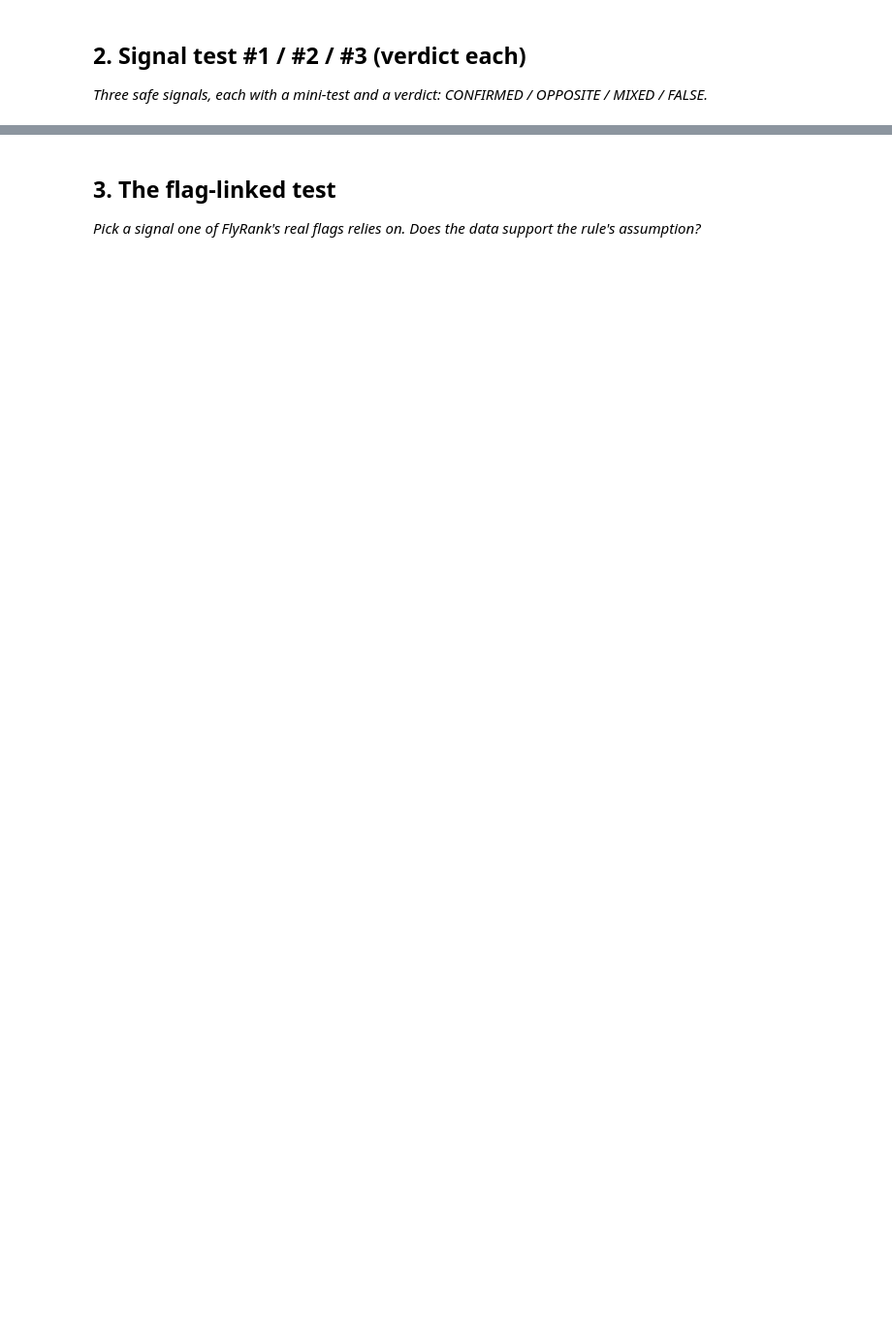
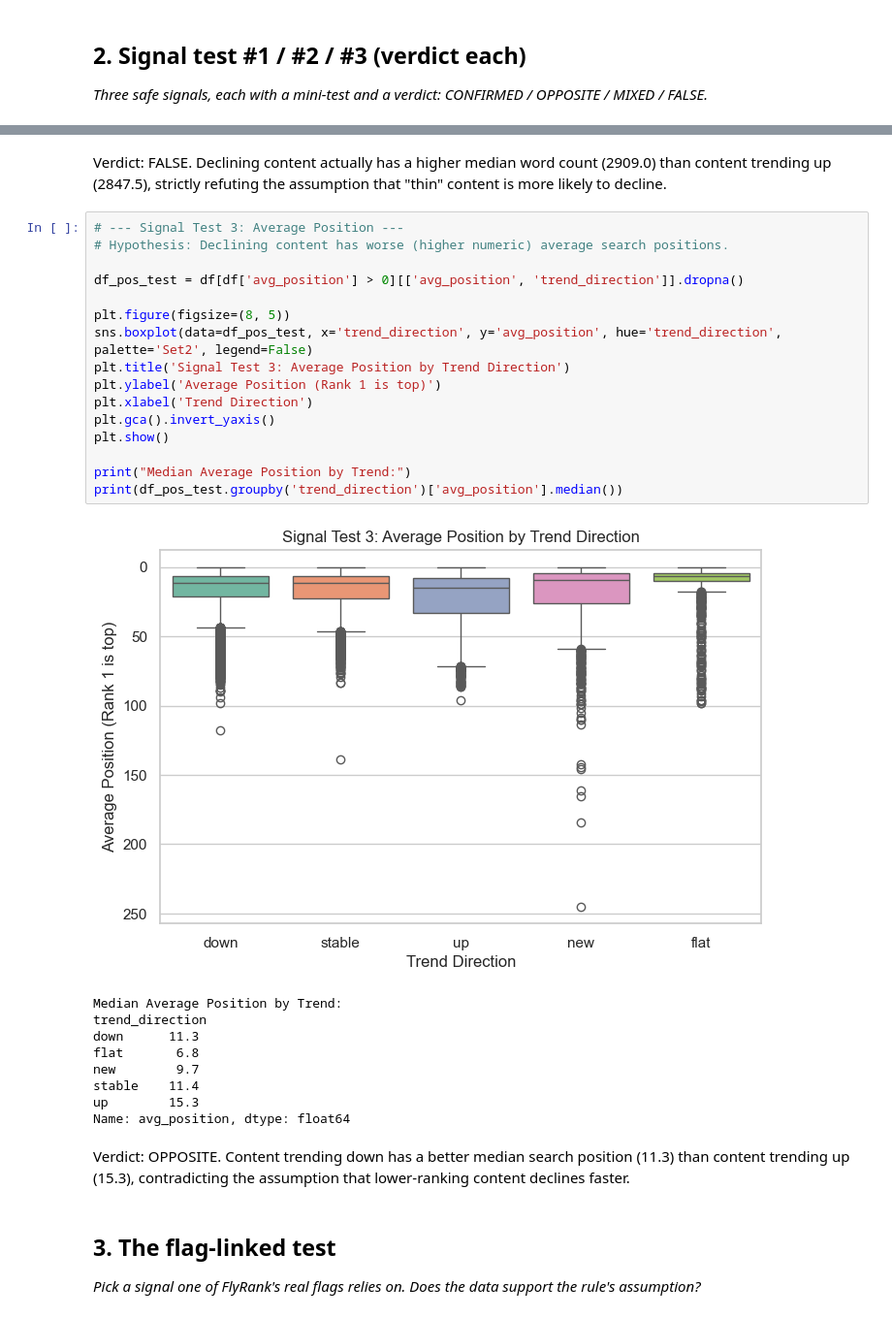
Before and after one commit to gaurav443201/flyrank-ml-internship-work, a Jupyter notebook: work/notebooks/w04_signal_audit.ipynb, the cells around one changed output, grey strips where cells are left out. Shown at 97% size. Cells and saved outputs as stored; diff of their text form; blank space fills up the shorter version.

```diff
--- a/work/notebooks/w04_signal_audit.ipynb
+++ b/work/notebooks/w04_signal_audit.ipynb
@@ -23,3 +109,33 @@ This skeleton is yours to fill. Work the sections **in order** — each one has
+# %% [markdown]
+Verdict: FALSE. Declining content actually has a higher median word count (2909.0) than content trending up (2847.5), strictly refuting the assumption that "thin" content is more likely to decline.
+# %%
+# --- Signal Test 3: Average Position ---
+# Hypothesis: Declining content has worse (higher numeric) average search positions.
+
+df_pos_test = df[df['avg_position'] > 0][['avg_position', 'trend_direction']].dropna()
+
+plt.figure(figsize=(8, 5))
+sns.boxplot(data=df_pos_test, x='trend_direction', y='avg_position', hue='trend_direction', palette='Set2', legend=False)
+plt.title('Signal Test 3: Average Position by Trend Direction')
+plt.ylabel('Average Position (Rank 1 is top)')
+plt.xlabel('Trend Direction')
+plt.gca().invert_yaxis()
+plt.show()
+
+print("Median Average Position by Trend:")
+print(df_pos_test.groupby('trend_direction')['avg_position'].median())
+# %% [output]
+[figure, added]
+Median Average Position by Trend:
+trend_direction
+down      11.3
+flat       6.8
+new        9.7
+stable    11.4
+up        15.3
+Name: avg_position, dtype: float64
+# %% [markdown]
+Verdict: OPPOSITE. Content trending down has a better median search position (11.3) than content trending up (15.3), contradicting the assumption that lower-ranking content declines faster.
 # %% [markdown]
 ## 3. The flag-linked test
 
```
Also changed, not shown: parts of 14 cells of this notebook.
